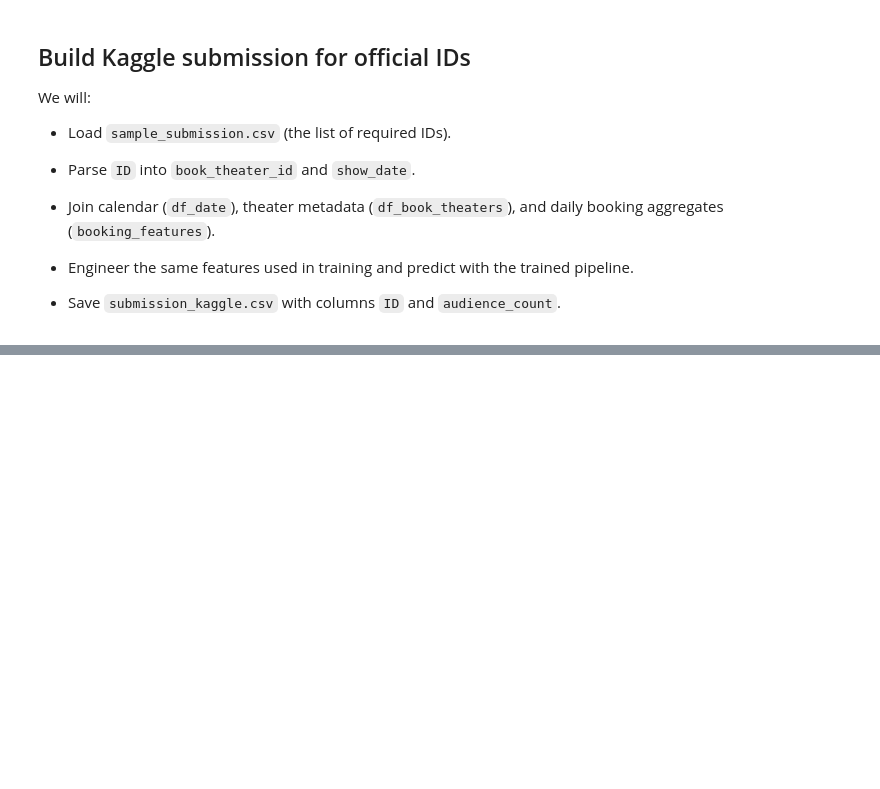
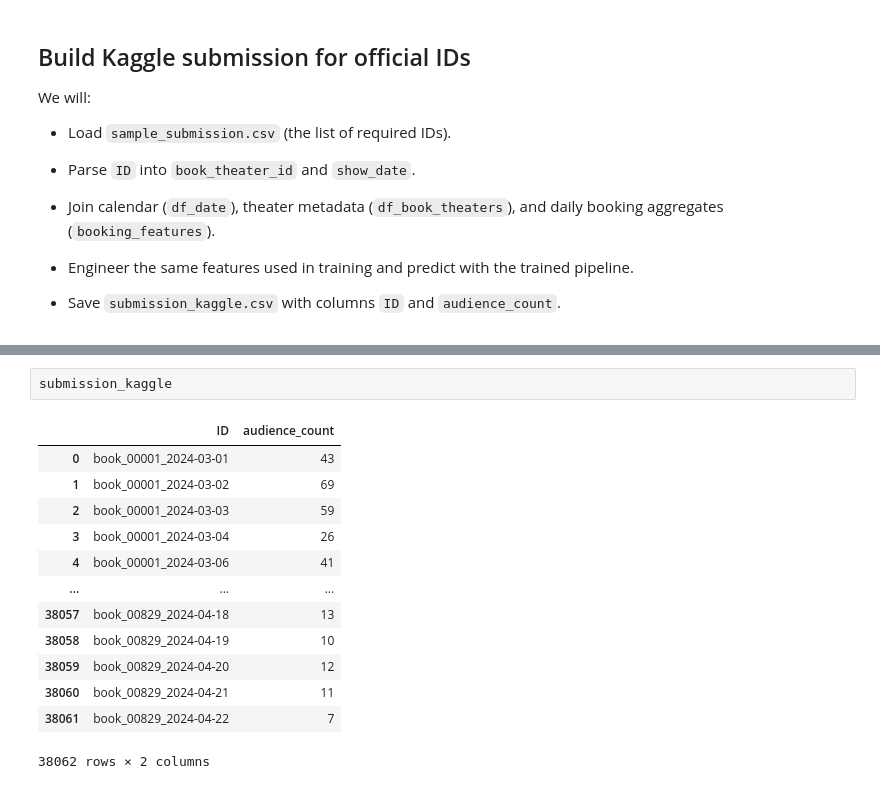
Before and after one commit to Winterbear0701/Cinema-Audience-Forecasting, a Jupyter notebook: 24f2000839-notebook-t32025.ipynb, the cells around one changed output, grey strips where cells are left out. Cells and saved outputs as stored; diff of their text form; blank space fills up the shorter version.

```diff
--- a/24f2000839-notebook-t32025.ipynb
+++ b/24f2000839-notebook-t32025.ipynb
@@ -873,0 +821,16 @@ Kaggle submission written to submission_kaggle.csv
+# %%
+submission_kaggle
+# %% [output]
+|  | ID | audience_count |
+| 0 | book_00001_2024-03-01 | 43 |
+| 1 | book_00001_2024-03-02 | 69 |
+| 2 | book_00001_2024-03-03 | 59 |
+| 3 | book_00001_2024-03-04 | 26 |
+| 4 | book_00001_2024-03-06 | 41 |
+| ... | ... | ... |
+| 38057 | book_00829_2024-04-18 | 13 |
+| 38058 | book_00829_2024-04-19 | 10 |
+| 38059 | book_00829_2024-04-20 | 12 |
+| 38060 | book_00829_2024-04-21 | 11 |
+| 38061 | book_00829_2024-04-22 | 7 |
+38062 rows × 2 columns
```
Also changed, not shown: parts of 13 cells of this notebook.
